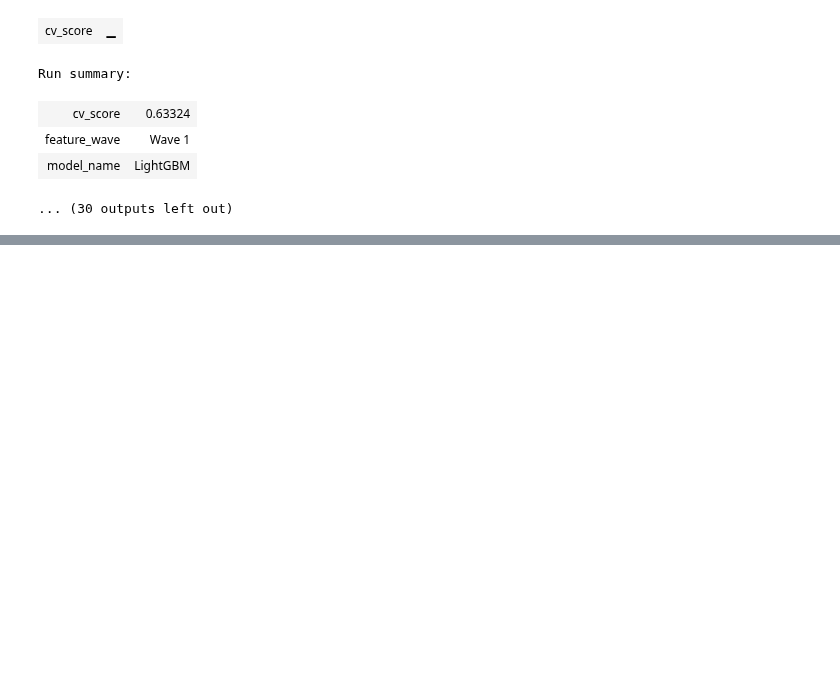
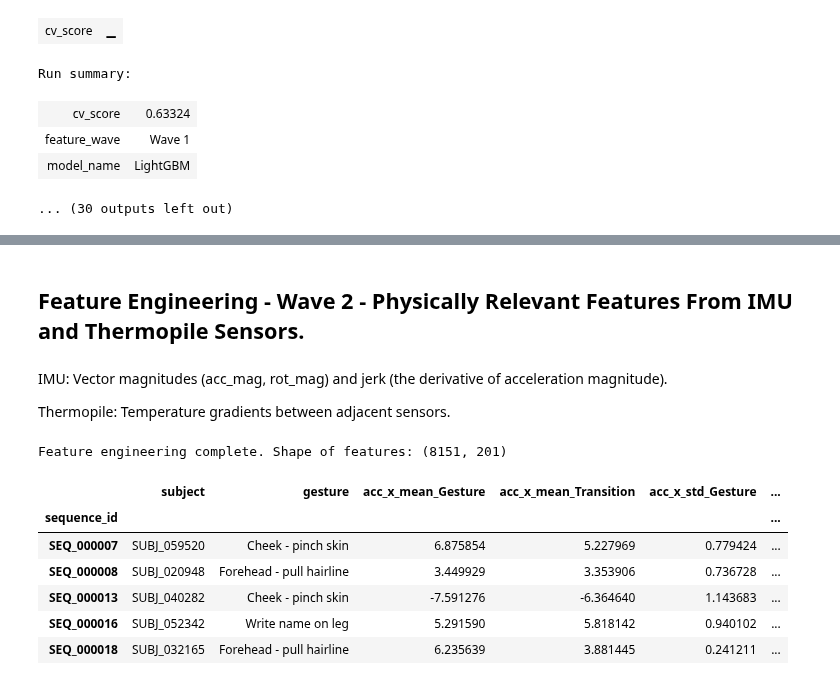
Before and after one commit to bachaudhry/kaggle-cmi-detect-behavior, a Jupyter notebook: notebooks/02-model-training.ipynb, the cells around one changed output, grey strips where cells are left out. Saved outputs shown, nothing was run; the diff lists cells and outputs as text; code cells hidden in the pictures; blank space fills up the shorter version.

Commit message:
Train wave-2 features, create NB for official metric testing

```diff
--- a/notebooks/02-model-training.ipynb
+++ b/notebooks/02-model-training.ipynb
@@ -562,0 +571,6 @@ Run summary:
+# %% [markdown]
+## Feature Engineering - Wave 2 - Physically Relevant Features From IMU and Thermopile Sensors.
+# %% [markdown]
+IMU: Vector magnitudes (acc_mag, rot_mag) and jerk (the derivative of acceleration magnitude).
+
+Thermopile: Temperature gradients between adjacent sensors.
@@ -562,0 +624,12 @@ Run summary:
+# %%
+features_df = create_wave2_features(train_df)
+display_all(features_df.head())
+# %% [output]
+Feature engineering complete. Shape of features: (8151, 201)
+|  | subject | gesture | acc_x_mean_Gesture | acc_x_mean_Transition | acc_x_std_Gesture | ... |
+| sequence_id |  |  |  |  |  | ... |
+| SEQ_000007 | SUBJ_059520 | Cheek - pinch skin | 6.875854 | 5.227969 | 0.779424 | ... |
+| SEQ_000008 | SUBJ_020948 | Forehead - pull hairline | 3.449929 | 3.353906 | 0.736728 | ... |
+| SEQ_000013 | SUBJ_040282 | Cheek - pinch skin | -7.591276 | -6.364640 | 1.143683 | ... |
+| SEQ_000016 | SUBJ_052342 | Write name on leg | 5.291590 | 5.818142 | 0.940102 | ... |
+| SEQ_000018 | SUBJ_032165 | Forehead - pull hairline | 6.235639 | 3.881445 | 0.241211 | ... |
```
Also changed, not shown: parts of 5 cells of this notebook, 1 other file.
